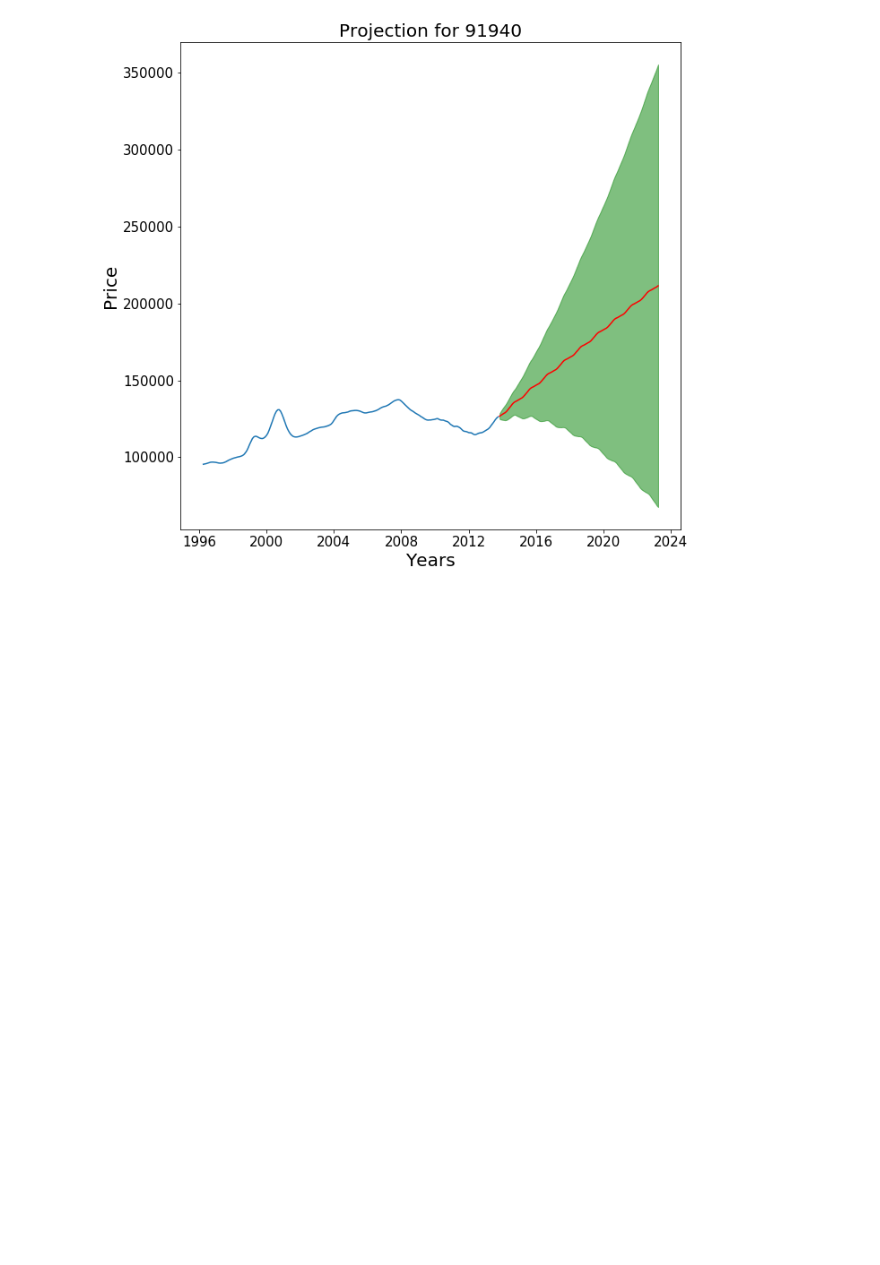
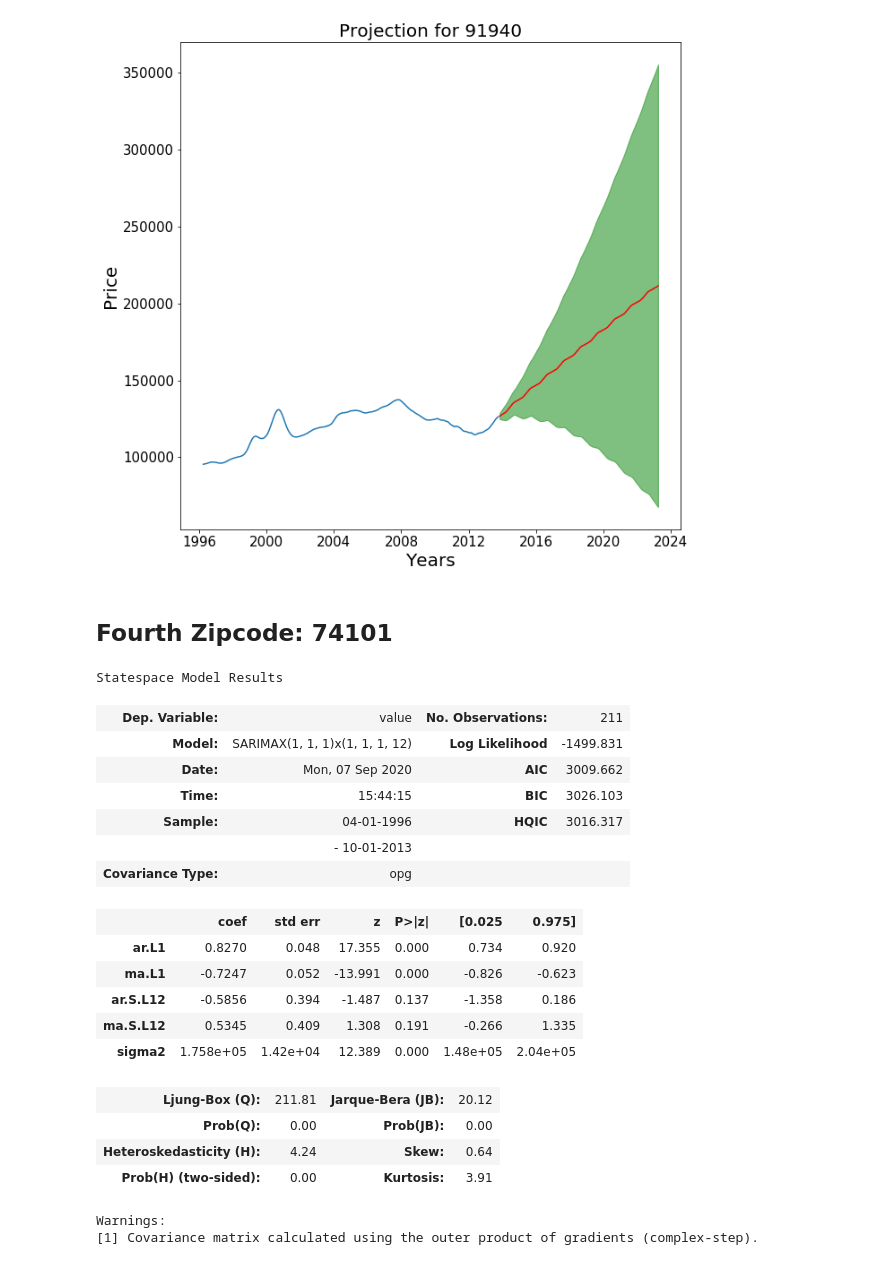
Before and after one commit to LeDorean/zillow_project_review, a Jupyter notebook: notebooks/Untitled.ipynb, the cells around one changed output. Drawn from its saved outputs; the diff is of its cells as text; code cells hidden in the pictures; blank space fills up the shorter version.

Commit message:
fourth zipcode done

```diff
--- a/notebooks/Untitled.ipynb
+++ b/notebooks/Untitled.ipynb
@@ -350,3 +350,9 @@ plt.fill_between(pred_conf.index,
 # %% [output]
 <matplotlib.collections.PolyCollection at 0x...>
 [figure]
+# %% [markdown]
+## Fourth Zipcode: 74101
+# %%
+nashville_74101=pd.DataFrame(df_values.iloc[14,:-2])
+# %%
+nashville_74101.rename(columns={14:'value'},inplace=True)
@@ -352,0 +365,25 @@ plt.fill_between(pred_conf.index,
+# %%
+sarimax=SARIMAX(train,order=(1,1,1),seasonal_order=(1,1,1,12))
+res=sarimax.fit(disp=False)
+res.summary()
+# %% [output]
+Statespace Model Results
+| Dep. Variable: | value | No. Observations: | 211 |
+| Model: | SARIMAX(1, 1, 1)x(1, 1, 1, 12) | Log Likelihood | -1499.831 |
+| Date: | Mon, 07 Sep 2020 | AIC | 3009.662 |
+| Time: | 15:44:15 | BIC | 3026.103 |
+| Sample: | 04-01-1996 | HQIC | 3016.317 |
+|  | - 10-01-2013 |  |  |
+| Covariance Type: | opg |  |  |
+|  | coef | std err | z | P>|z| | [0.025 | 0.975] |
+| ar.L1 | 0.8270 | 0.048 | 17.355 | 0.000 | 0.734 | 0.920 |
+| ma.L1 | -0.7247 | 0.052 | -13.991 | 0.000 | -0.826 | -0.623 |
+| ar.S.L12 | -0.5856 | 0.394 | -1.487 | 0.137 | -1.358 | 0.186 |
+| ma.S.L12 | 0.5345 | 0.409 | 1.308 | 0.191 | -0.266 | 1.335 |
+| sigma2 | 1.758e+05 | 1.42e+04 | 12.389 | 0.000 | 1.48e+05 | 2.04e+05 |
+| Ljung-Box (Q): | 211.81 | Jarque-Bera (JB): | 20.12 |
+| Prob(Q): | 0.00 | Prob(JB): | 0.00 |
+| Heteroskedasticity (H): | 4.24 | Skew: | 0.64 |
+| Prob(H) (two-sided): | 0.00 | Kurtosis: | 3.91 |
+Warnings:
+[1] Covariance matrix calculated using the outer product of gradients (complex-step).
```
Also changed, not shown: parts of 4 cells of this notebook.
